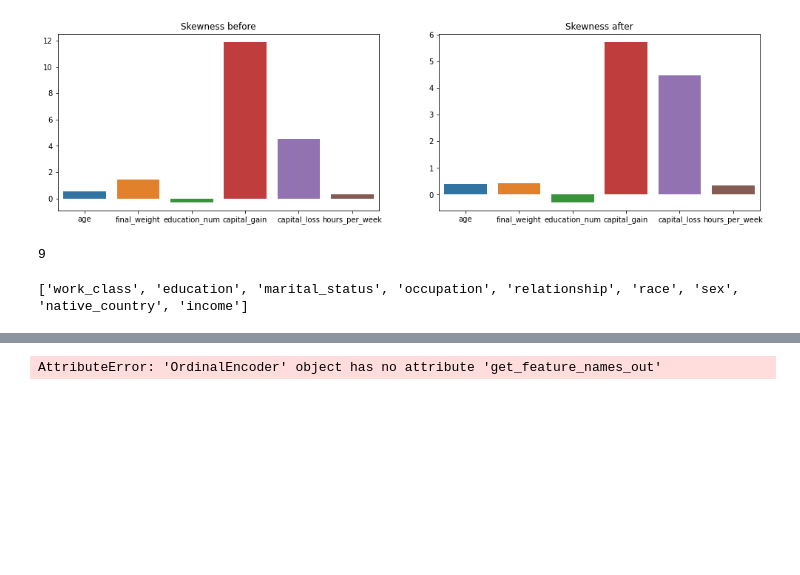
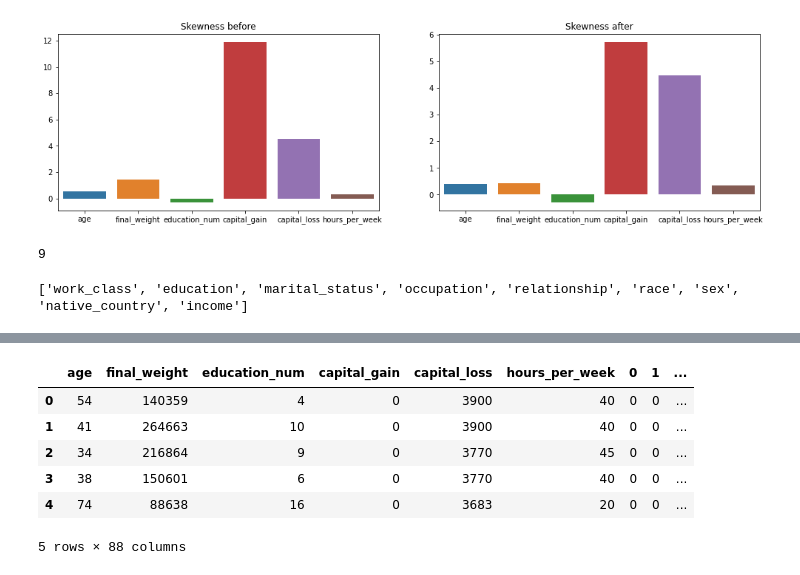
Before and after one commit to Prinex/Predicting-Census-Income-MachineLearning, a Jupyter notebook: coursework_code.ipynb, the cells around one changed output, grey strips where cells are left out. Cells and saved outputs as stored; diff of their text form; code cells hidden in the pictures; blank space fills up the shorter version.

```diff
--- a/coursework_code.ipynb
+++ b/coursework_code.ipynb
@@ -376,23 +377,36 @@ df.head()
 | 4 | 74 | State-gov | 88638 | Doctorate | 16 | Never-married | Prof-specialty | Other-relative | ... |
 # %%
 # each categorical class has at least >= 2 levels, which method to use for converting?
-# select all ordinal variables to convert them to numerical values
-ordinal_vars = ['education', 'native_country']
-df_ordinal = df[ordinal_vars]
+# education column is ordinal which would need to be encoded
+# education-num is the equivalent of education, i.e., the highest level of education achieved represented in numerical form
+# so we just drop education column
+df.drop(['education'], axis = 1, inplace = True)
 
-encoder = OrdinalEncoder()
-df_ordinal = encode.fit_transform(df_ordinal)
+# remove the categorical cols
+# using one hot encoding
+# select all nominal columns for encoding
+df_nominal = df[nominal_cols]
+# format the encoding output as a matrix, and drop the the first level of a categorical variable if it is binary, e.g. sex
+encoder = OneHotEncoder(drop = 'if_binary', dtype = int, handle_unknown = 'ignore')
+# transform the selected column to numerical
+df_nominal = encoder.fit_transform(df_nominal).toarray()
+# convert it back to a dataframe
+df_nominal = pd.DataFrame(df_nominal)
 
-df_ordinal = pd.DataFrame(data = df_ordinal)
-df_ordinal.columns = encoder.get_feature_names_out()
-#df_ordinal.head()
+# drop the categorical columns that have been encoded
+df.drop(nominal_cols, axis = 1, inplace = True)
 
-#nominal_vars = ['work_class', 'marital_status', 'occupation', 'relationship', 'race', 'sex', 'income']
-#df1 = df.copy()
-## initializer LabelBinarizer object
-#lb = LabelBinarizer()
-## convert work_class with its levels to indicator values
-#convert_Workclass = lb.fit_transform(df1['work_class'])
-##df.drop()
+# concatenate the original dataframe with the one that contains the encoded categorical variables and keep the data types
+# preserved
+df = pd.concat([df, df_nominal], axis = 1, join = 'inner')
-# %% [output]
-AttributeError: 'OrdinalEncoder' object has no attribute 'get_feature_names_out'
+# %%
+# let's see the outcome
+df.head()
+# %% [output]
+|  | age | final_weight | education_num | capital_gain | capital_loss | hours_per_week | 0 | 1 | ... |
+| 0 | 54 | 140359 | 4 | 0 | 3900 | 40 | 0 | 0 | ... |
+| 1 | 41 | 264663 | 10 | 0 | 3900 | 40 | 0 | 0 | ... |
+| 2 | 34 | 216864 | 9 | 0 | 3770 | 45 | 0 | 0 | ... |
+| 3 | 38 | 150601 | 6 | 0 | 3770 | 40 | 0 | 0 | ... |
+| 4 | 74 | 88638 | 16 | 0 | 3683 | 20 | 0 | 0 | ... |
+5 rows × 88 columns
```
Also changed, not shown: parts of 5 cells of this notebook.
